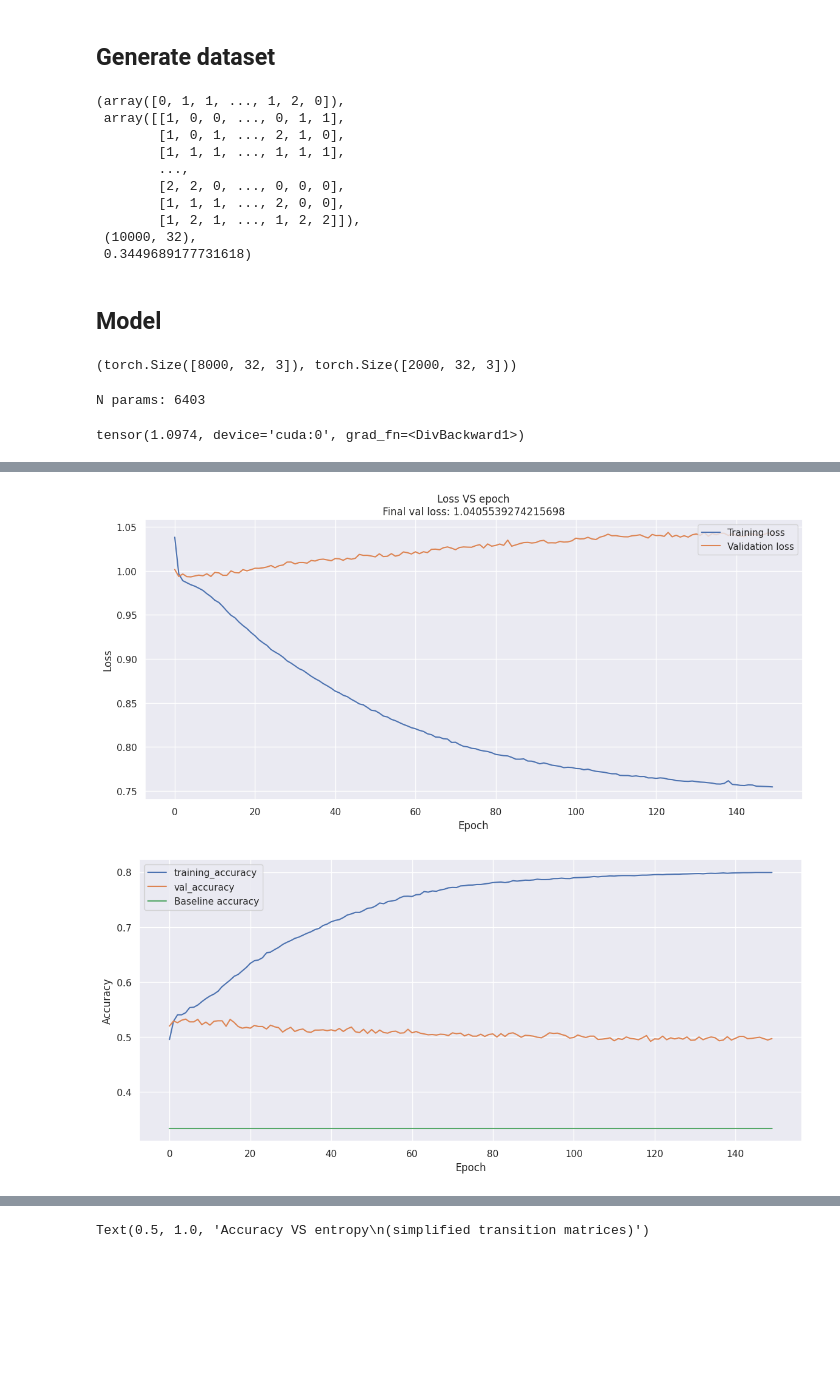
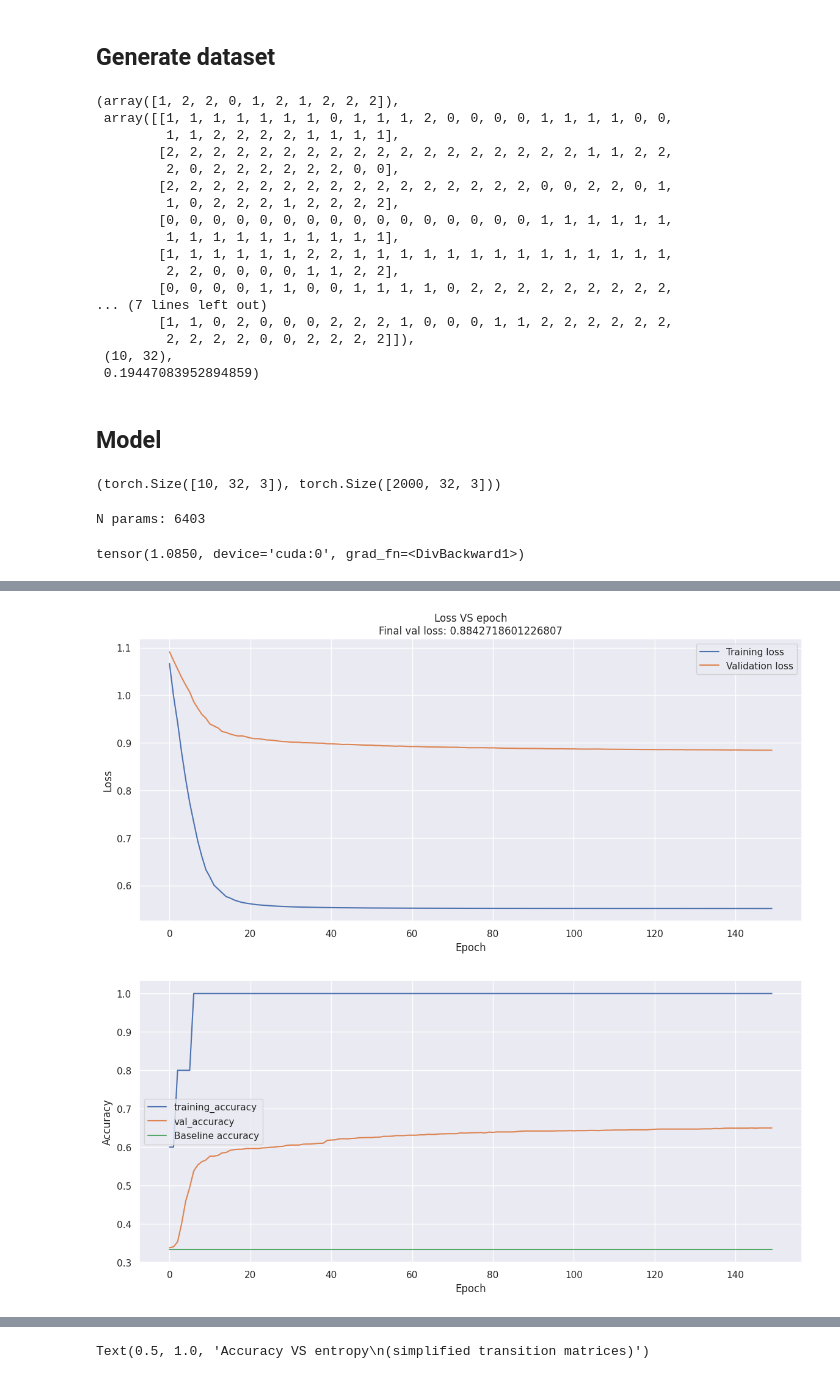
Before and after one commit to emanuele-moscato/tree-language, a Jupyter notebook: notebooks/nn_root_inference.ipynb, the cells around one changed output, grey strips where cells are left out. Drawn from its saved outputs; the diff is of its cells as text; code cells hidden in the pictures; blank space fills up the shorter version.

```diff
--- a/notebooks/nn_test.ipynb
+++ b/notebooks/nn_root_inference.ipynb
@@ -39,29 +37,37 @@ The autoreload extension is already loaded. To reload it, use:
 DATA_DIR = '../data/'
 EXPERIMENT_CATALOG_PATH = '../data/experiment_catalog.csv'
 # %%
-n_samples = 10000
+n_samples = 10
 k = 5
 q = 3
-sigma = 5.
-eps = None
+matrix_type = 'simplified'
+sigma = None
+eps = 0.015
 
-rho, trees, roots, leaves = generate_dataset_lognormal(n_samples, k, q, sigma)
-# rho, trees, roots, leaves = generate_dataset_simplified(n_samples, k, q, eps=eps)
+rho = calcrho(matrix_type, q=q, eps=eps)
+rho, trees, roots, leaves = generate_dataset(rho, n_samples, k, q)
 
 rho_entropy = compute_rho_entropy(rho, q)
 
 roots, leaves, leaves.shape, rho_entropy
 # %% [output]
-(array([0, 1, 1, ..., 1, 2, 0]),
- array([[1, 0, 0, ..., 0, 1, 1],
-        [1, 0, 1, ..., 2, 1, 0],
-        [1, 1, 1, ..., 1, 1, 1],
-        ...,
-        [2, 2, 0, ..., 0, 0, 0],
-        [1, 1, 1, ..., 2, 0, 0],
-        [1, 2, 1, ..., 1, 2, 2]]),
- (10000, 32),
- 0.3449689177731618)
+(array([1, 2, 2, 0, 1, 2, 1, 2, 2, 2]),
+ array([[1, 1, 1, 1, 1, 1, 1, 0, 1, 1, 1, 2, 0, 0, 0, 0, 1, 1, 1, 1, 0, 0,
+         1, 1, 2, 2, 2, 2, 1, 1, 1, 1],
+        [2, 2, 2, 2, 2, 2, 2, 2, 2, 2, 2, 2, 2, 2, 2, 2, 2, 2, 1, 1, 2, 2,
+         2, 0, 2, 2, 2, 2, 2, 2, 0, 0],
+        [2, 2, 2, 2, 2, 2, 2, 2, 2, 2, 2, 2, 2, 2, 2, 2, 0, 0, 2, 2, 0, 1,
+         1, 0, 2, 2, 2, 1, 2, 2, 2, 2],
+        [0, 0, 0, 0, 0, 0, 0, 0, 0, 0, 0, 0, 0, 0, 0, 0, 1, 1, 1, 1, 1, 1,
+         1, 1, 1, 1, 1, 1, 1, 1, 1, 1],
+        [1, 1, 1, 1, 1, 1, 2, 2, 1, 1, 1, 1, 1, 1, 1, 1, 1, 1, 1, 1, 1, 1,
+         2, 2, 0, 0, 0, 0, 1, 1, 2, 2],
+        [0, 0, 0, 0, 1, 1, 0, 0, 1, 1, 1, 1, 0, 2, 2, 2, 2, 2, 2, 2, 2, 2,
+... (7 lines left out)
+        [1, 1, 0, 2, 0, 0, 0, 2, 2, 2, 1, 0, 0, 0, 1, 1, 2, 2, 2, 2, 2, 2,
+         2, 2, 2, 2, 0, 0, 2, 2, 2, 2]]),
+ (10, 32),
+ 0.19447083952894859)
 # %%
 # # # Save generated data.
 # dataset_name = 'exp_2'
@@ -118,20 +124,30 @@ roots, leaves, leaves.shape, rho_entropy
 #             if np.random.uniform() < prob:
 #                 leaves[i, j]
 # %%
-# Train-test split.
-test_frac = .2
+# # Train-test split.
+# test_frac = .2
 
-test_indices = np.random.choice(range(leaves.shape[0]), int(leaves.shape[0] * test_frac), replace=False)
-train_indices = np.array(list(set(range(leaves.shape[0])) - set(test_indices)))
+# test_indices = np.random.choice(range(leaves.shape[0]), int(leaves.shape[0] * test_frac), replace=False)
+# train_indices = np.array(list(set(range(leaves.shape[0])) - set(test_indices)))
 
-x_train = torch.nn.functional.one_hot(torch.from_numpy(leaves[train_indices, :]), num_classes=q).to(dtype=torch.float32).to(device=device)
-y_train = torch.nn.functional.one_hot(torch.from_numpy(roots[train_indices]), num_classes=q).to(dtype=torch.float32).to(device=device)
-x_test = torch.nn.functional.one_hot(torch.from_numpy(leaves[test_indices, :]), num_classes=q).to(dtype=torch.float32).to(device=device)
-y_test = torch.nn.functional.one_hot(torch.from_numpy(roots[test_indices]), num_classes=q).to(dtype=torch.float32).to(device=device)
+# x_train = torch.nn.functional.one_hot(torch.from_numpy(leaves[train_indices, :]), num_classes=q).to(dtype=torch.float32).to(device=device)
+# y_train = torch.nn.functional.one_hot(torch.from_numpy(roots[train_indices]), num_classes=q).to(dtype=torch.float32).to(device=device)
+# x_test = torch.nn.functional.one_hot(torch.from_numpy(leaves[test_indices, :]), num_classes=q).to(dtype=torch.float32).to(device=device)
+# y_test = torch.nn.functional.one_hot(torch.from_numpy(roots[test_indices]), num_classes=q).to(dtype=torch.float32).to(device=device)
+
+x_train = torch.nn.functional.one_hot(torch.from_numpy(leaves), num_classes=q).to(dtype=torch.float32).to(device=device)
+y_train = torch.nn.functional.one_hot(torch.from_numpy(roots), num_classes=q).to(dtype=torch.float32).to(device=device)
+
+n_test_samples = 2000
+
+_, _, test_roots, test_leaves = generate_dataset(rho, n_test_samples, k, q)
+
+x_test = torch.nn.functional.one_hot(torch.from_numpy(test_leaves), num_classes=q).to(dtype=torch.float32).to(device=device)
+y_test = torch.nn.functional.one_hot(torch.from_numpy(test_roots), num_classes=q).to(dtype=torch.float32).to(device=device)
 
 x_train.shape, x_test.shape
 # %% [output]
-(torch.Size([8000, 32, 3]), torch.Size([2000, 32, 3]))
+(torch.Size([10, 32, 3]), torch.Size([2000, 32, 3]))
 # %%
 dims = [leaves.shape[-1], 64, q]
 
@@ -163,10 +179,10 @@ loss_fn(
 )
 # %% [output]
 N params: 6403
-tensor(1.0974, device='cuda:0', grad_fn=<DivBackward1>)
+tensor(1.0850, device='cuda:0', grad_fn=<DivBackward1>)
 # %%
 learning_rate = 1e-3
-batch_size = 32
+batch_size = 1
 
 optimizer = torch.optim.Adam(
     params=model.parameters(),
@@ -294,5 +310,5 @@ logger.info(f'Final test accuracy: {training_history["val_accuracy"][-1]} (basel
-[figure, old version]
+[figure, new version]
-[figure, old version]
+[figure, new version]
 # %%
 save_experiment_info(
     '../data/experiment_catalog.csv',
```
Also changed, not shown: parts of 6 cells of this notebook, 4 other files.
